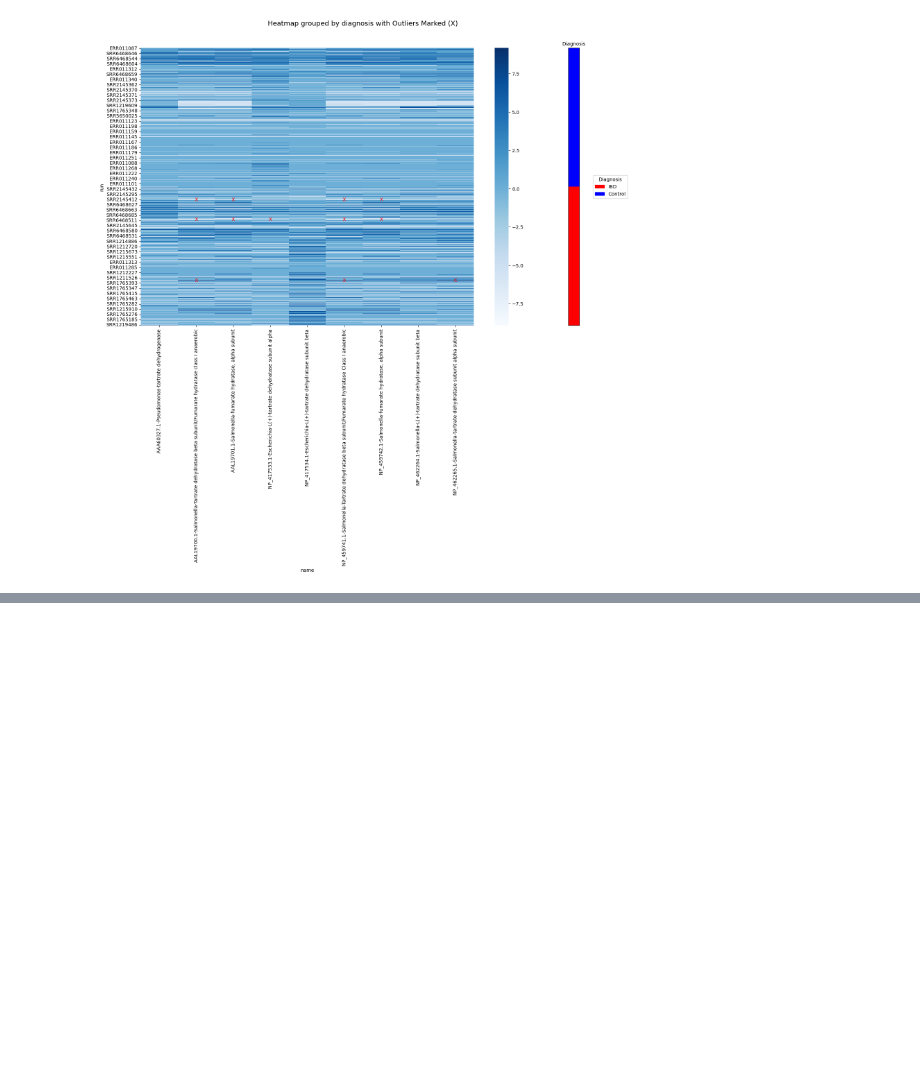
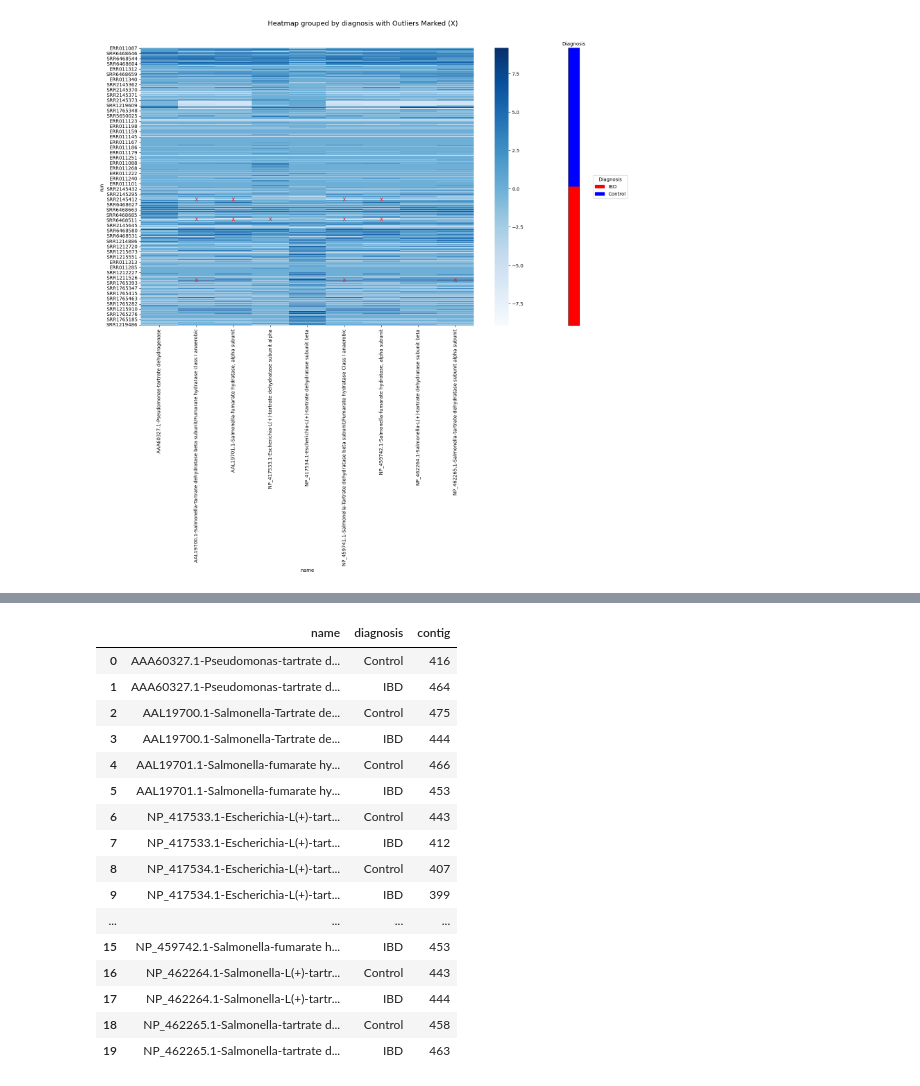
Before and after one commit to ccbaumler/2025-sebastian-paper, a Jupyter notebook: notebooks/fixed_normalized_tartrate_subtracting_controls_fixed.ipynb, the cells around one changed output, grey strips where cells are left out. Cells and saved outputs as stored; diff of their text form; code cells hidden in the pictures; blank space fills up the shorter version.

```diff
--- a/notebooks/fixed_normalized_tartrate_subtracting_controls_fixed.ipynb
+++ b/notebooks/fixed_normalized_tartrate_subtracting_controls_fixed.ipynb
@@ -1097,0 +1268,21 @@ lower_outliers[lower_outliers.any(axis=1)]
+# %%
+hist_df = df_fin.groupby(['name', 'diagnosis'])['contig'].size().to_frame().reset_index()
+hist_df
+# %% [output]
+|  | name | diagnosis | contig |
+| 0 | AAA60327.1-Pseudomonas-tartrate d... | Control | 416 |
+| 1 | AAA60327.1-Pseudomonas-tartrate d... | IBD | 464 |
+| 2 | AAL19700.1-Salmonella-Tartrate de... | Control | 475 |
+| 3 | AAL19700.1-Salmonella-Tartrate de... | IBD | 444 |
+| 4 | AAL19701.1-Salmonella-fumarate hy... | Control | 466 |
+| 5 | AAL19701.1-Salmonella-fumarate hy... | IBD | 453 |
+| 6 | NP_417533.1-Escherichia-L(+)-tart... | Control | 443 |
+| 7 | NP_417533.1-Escherichia-L(+)-tart... | IBD | 412 |
+| 8 | NP_417534.1-Escherichia-L(+)-tart... | Control | 407 |
+| 9 | NP_417534.1-Escherichia-L(+)-tart... | IBD | 399 |
+| ... | ... | ... | ... |
+| 15 | NP_459742.1-Salmonella-fumarate h... | IBD | 453 |
+| 16 | NP_462264.1-Salmonella-L(+)-tartr... | Control | 443 |
+| 17 | NP_462264.1-Salmonella-L(+)-tartr... | IBD | 444 |
+| 18 | NP_462265.1-Salmonella-tartrate d... | Control | 458 |
+| 19 | NP_462265.1-Salmonella-tartrate d... | IBD | 463 |
```
Also changed, not shown: parts of 7 cells of this notebook.
